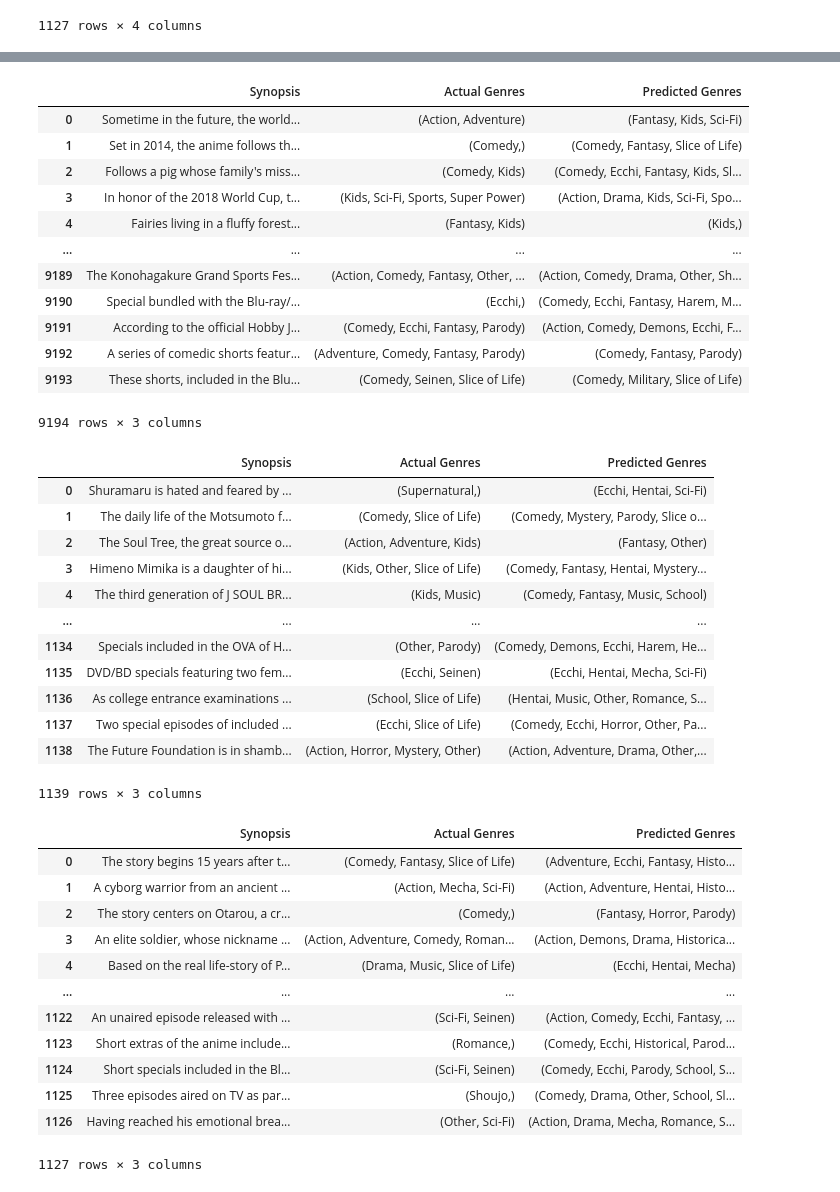
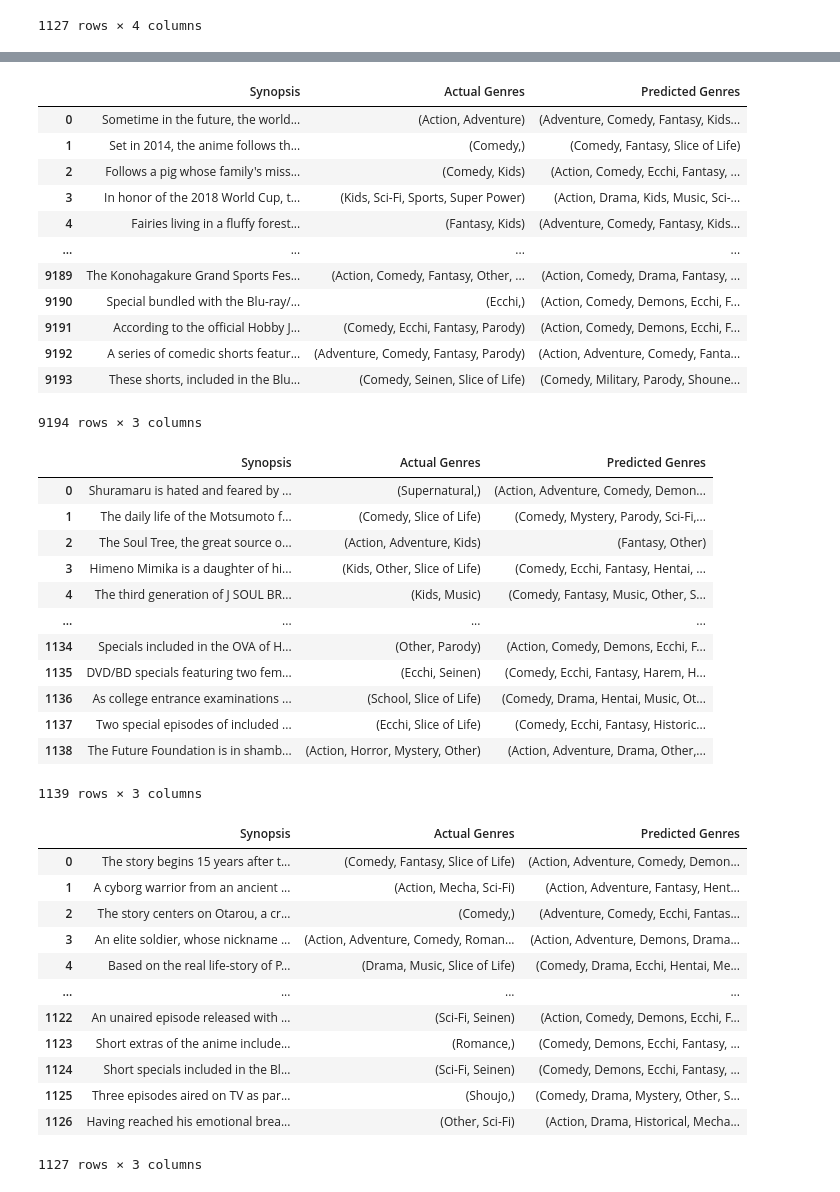
Before and after one commit to amirulzarfan2001/NLP_CW_Code, a Jupyter notebook: Anime_dataset/LR_Countvectorizer.ipynb, the cells around one changed output, grey strips where cells are left out. Cells and saved outputs as stored; diff of their text form; code cells hidden in the pictures.

```diff
--- a/Anime_dataset/LR_Countvectorizer.ipynb
+++ b/Anime_dataset/LR_Countvectorizer.ipynb
@@ -110,7 +110,7 @@ classifier.fit(X_train, y_train)                                    #At least wh
 
 
 print("Report for Train dataset")
-threshold=0.5
+threshold=0.33
 y_pred_train=LR_OVA_prob(X_train,threshold,classifier)
 print_report(y_train,y_pred_train,"samples avg","f1-score",mlb)
 jaccard = jaccard_score(y_train, y_pred_train, average='samples')
@@ -159,39 +159,39 @@ Hit Rate: 0.8726953467954346
 |  | Synopsis | Actual Genres | Predicted Genres |
-| 0 | Sometime in the future, the world... | (Action, Adventure) | (Fantasy, Kids, Sci-Fi) |
+| 0 | Sometime in the future, the world... | (Action, Adventure) | (Adventure, Comedy, Fantasy, Kids... |
 | 1 | Set in 2014, the anime follows th... | (Comedy,) | (Comedy, Fantasy, Slice of Life) |
-| 2 | Follows a pig whose family's miss... | (Comedy, Kids) | (Comedy, Ecchi, Fantasy, Kids, Sl... |
-| 3 | In honor of the 2018 World Cup, t... | (Kids, Sci-Fi, Sports, Super Power) | (Action, Drama, Kids, Sci-Fi, Spo... |
-| 4 | Fairies living in a fluffy forest... | (Fantasy, Kids) | (Kids,) |
+| 2 | Follows a pig whose family's miss... | (Comedy, Kids) | (Action, Comedy, Ecchi, Fantasy, ... |
+| 3 | In honor of the 2018 World Cup, t... | (Kids, Sci-Fi, Sports, Super Power) | (Action, Drama, Kids, Music, Sci-... |
+| 4 | Fairies living in a fluffy forest... | (Fantasy, Kids) | (Adventure, Comedy, Fantasy, Kids... |
 | ... | ... | ... | ... |
-| 9189 | The Konohagakure Grand Sports Fes... | (Action, Comedy, Fantasy, Other, ... | (Action, Comedy, Drama, Other, Sh... |
-| 9190 | Special bundled with the Blu-ray/... | (Ecchi,) | (Comedy, Ecchi, Fantasy, Harem, M... |
+| 9189 | The Konohagakure Grand Sports Fes... | (Action, Comedy, Fantasy, Other, ... | (Action, Comedy, Drama, Fantasy, ... |
+| 9190 | Special bundled with the Blu-ray/... | (Ecchi,) | (Action, Comedy, Demons, Ecchi, F... |
 | 9191 | According to the official Hobby J... | (Comedy, Ecchi, Fantasy, Parody) | (Action, Comedy, Demons, Ecchi, F... |
-| 9192 | A series of comedic shorts featur... | (Adventure, Comedy, Fantasy, Parody) | (Comedy, Fantasy, Parody) |
-| 9193 | These shorts, included in the Blu... | (Comedy, Seinen, Slice of Life) | (Comedy, Military, Slice of Life) |
+| 9192 | A series of comedic shorts featur... | (Adventure, Comedy, Fantasy, Parody) | (Action, Adventure, Comedy, Fanta... |
+| 9193 | These shorts, included in the Blu... | (Comedy, Seinen, Slice of Life) | (Comedy, Military, Parody, Shoune... |
 9194 rows × 3 columns
 |  | Synopsis | Actual Genres | Predicted Genres |
-| 0 | Shuramaru is hated and feared by ... | (Supernatural,) | (Ecchi, Hentai, Sci-Fi) |
-| 1 | The daily life of the Motsumoto f... | (Comedy, Slice of Life) | (Comedy, Mystery, Parody, Slice o... |
+| 0 | Shuramaru is hated and feared by ... | (Supernatural,) | (Action, Adventure, Comedy, Demon... |
+| 1 | The daily life of the Motsumoto f... | (Comedy, Slice of Life) | (Comedy, Mystery, Parody, Sci-Fi,... |
 | 2 | The Soul Tree, the great source o... | (Action, Adventure, Kids) | (Fantasy, Other) |
-| 3 | Himeno Mimika is a daughter of hi... | (Kids, Other, Slice of Life) | (Comedy, Fantasy, Hentai, Mystery... |
-| 4 | The third generation of J SOUL BR... | (Kids, Music) | (Comedy, Fantasy, Music, School) |
+| 3 | Himeno Mimika is a daughter of hi... | (Kids, Other, Slice of Life) | (Comedy, Ecchi, Fantasy, Hentai, ... |
+| 4 | The third generation of J SOUL BR... | (Kids, Music) | (Comedy, Fantasy, Music, Other, S... |
 | ... | ... | ... | ... |
-| 1134 | Specials included in the OVA of H... | (Other, Parody) | (Comedy, Demons, Ecchi, Harem, He... |
-| 1135 | DVD/BD specials featuring two fem... | (Ecchi, Seinen) | (Ecchi, Hentai, Mecha, Sci-Fi) |
-| 1136 | As college entrance examinations ... | (School, Slice of Life) | (Hentai, Music, Other, Romance, S... |
-| 1137 | Two special episodes of included ... | (Ecchi, Slice of Life) | (Comedy, Ecchi, Horror, Other, Pa... |
+| 1134 | Specials included in the OVA of H... | (Other, Parody) | (Action, Comedy, Demons, Ecchi, F... |
+| 1135 | DVD/BD specials featuring two fem... | (Ecchi, Seinen) | (Comedy, Ecchi, Fantasy, Harem, H... |
+| 1136 | As college entrance examinations ... | (School, Slice of Life) | (Comedy, Drama, Hentai, Music, Ot... |
+| 1137 | Two special episodes of included ... | (Ecchi, Slice of Life) | (Comedy, Ecchi, Fantasy, Historic... |
 | 1138 | The Future Foundation is in shamb... | (Action, Horror, Mystery, Other) | (Action, Adventure, Drama, Other,... |
 1139 rows × 3 columns
 |  | Synopsis | Actual Genres | Predicted Genres |
-| 0 | The story begins 15 years after t... | (Comedy, Fantasy, Slice of Life) | (Adventure, Ecchi, Fantasy, Histo... |
-| 1 | A cyborg warrior from an ancient ... | (Action, Mecha, Sci-Fi) | (Action, Adventure, Hentai, Histo... |
-| 2 | The story centers on Otarou, a cr... | (Comedy,) | (Fantasy, Horror, Parody) |
-| 3 | An elite soldier, whose nickname ... | (Action, Adventure, Comedy, Roman... | (Action, Demons, Drama, Historica... |
-| 4 | Based on the real life-story of P... | (Drama, Music, Slice of Life) | (Ecchi, Hentai, Mecha) |
+| 0 | The story begins 15 years after t... | (Comedy, Fantasy, Slice of Life) | (Action, Adventure, Comedy, Demon... |
+| 1 | A cyborg warrior from an ancient ... | (Action, Mecha, Sci-Fi) | (Action, Adventure, Fantasy, Hent... |
+| 2 | The story centers on Otarou, a cr... | (Comedy,) | (Adventure, Comedy, Ecchi, Fantas... |
+| 3 | An elite soldier, whose nickname ... | (Action, Adventure, Comedy, Roman... | (Action, Adventure, Demons, Drama... |
+| 4 | Based on the real life-story of P... | (Drama, Music, Slice of Life) | (Comedy, Drama, Ecchi, Hentai, Me... |
 | ... | ... | ... | ... |
-| 1122 | An unaired episode released with ... | (Sci-Fi, Seinen) | (Action, Comedy, Ecchi, Fantasy, ... |
-| 1123 | Short extras of the anime include... | (Romance,) | (Comedy, Ecchi, Historical, Parod... |
-| 1124 | Short specials included in the Bl... | (Sci-Fi, Seinen) | (Comedy, Ecchi, Parody, School, S... |
-| 1125 | Three episodes aired on TV as par... | (Shoujo,) | (Comedy, Drama, Other, School, Sl... |
-| 1126 | Having reached his emotional brea... | (Other, Sci-Fi) | (Action, Drama, Mecha, Romance, S... |
+| 1122 | An unaired episode released with ... | (Sci-Fi, Seinen) | (Action, Comedy, Demons, Ecchi, F... |
+| 1123 | Short extras of the anime include... | (Romance,) | (Comedy, Demons, Ecchi, Fantasy, ... |
+| 1124 | Short specials included in the Bl... | (Sci-Fi, Seinen) | (Comedy, Demons, Ecchi, Fantasy, ... |
+| 1125 | Three episodes aired on TV as par... | (Shoujo,) | (Comedy, Drama, Mystery, Other, S... |
+| 1126 | Having reached his emotional brea... | (Other, Sci-Fi) | (Action, Drama, Historical, Mecha... |
 1127 rows × 3 columns
```
Also changed, not shown: parts of 1 cell of this notebook, 8 other files.
